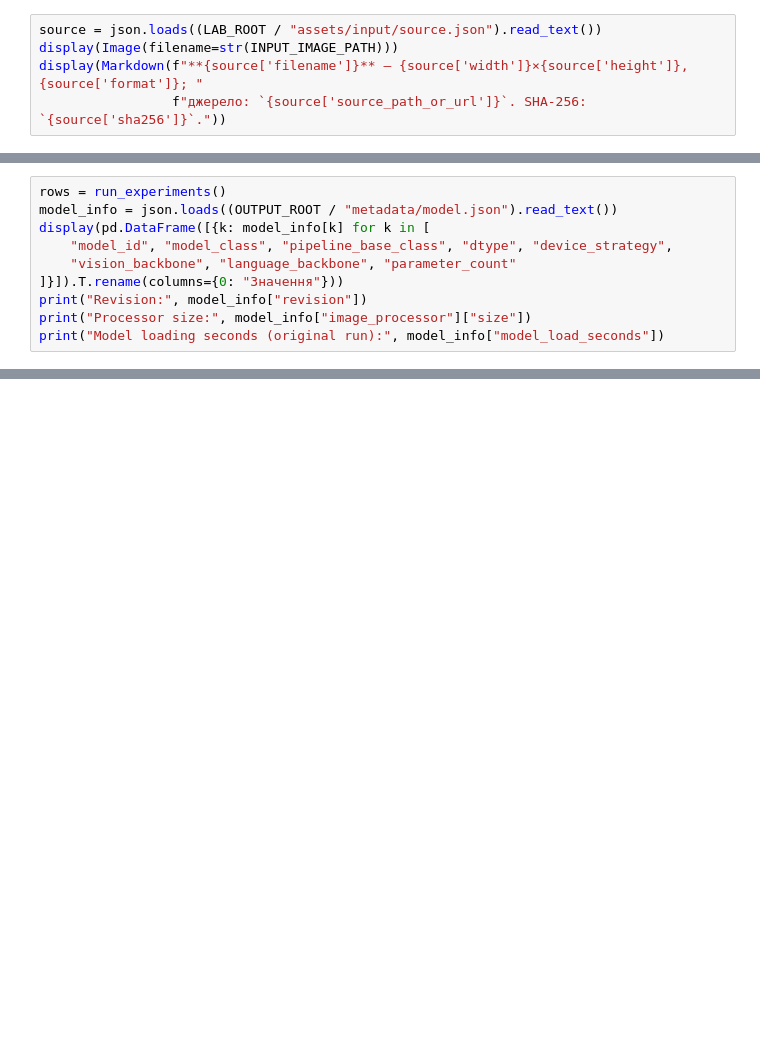
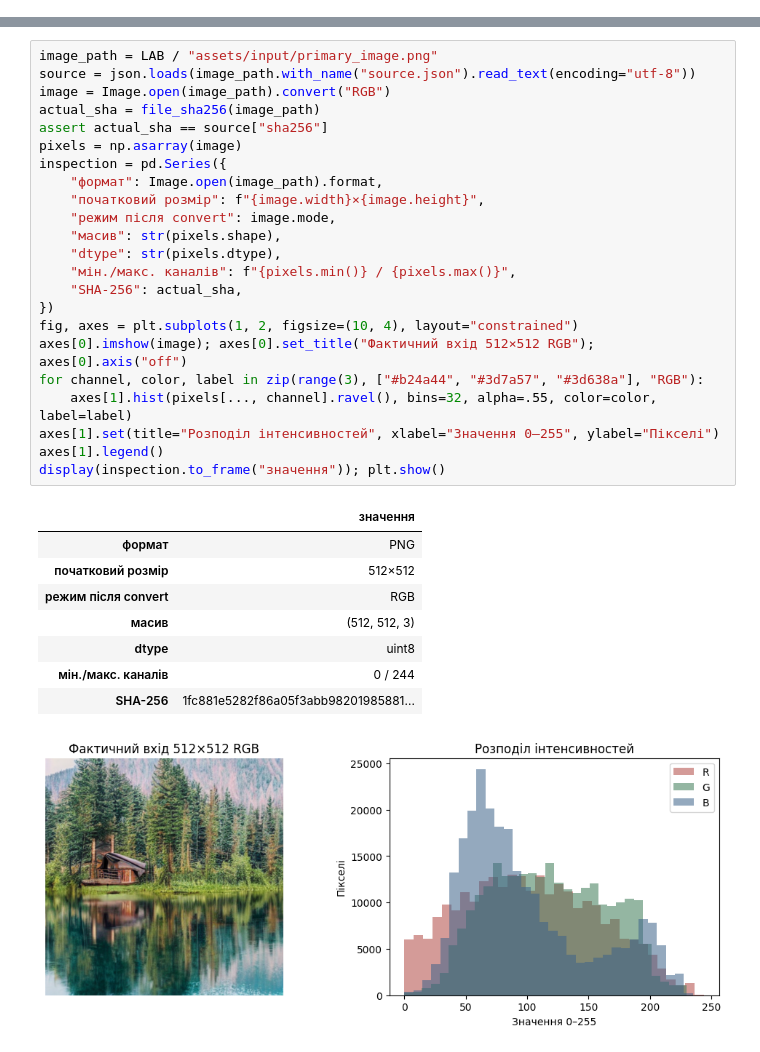
Before and after one commit to Eclipse-XS/Neural-Network-Technologies-and-Systems, a Jupyter notebook: labs/lab05_multimodal/notebooks/01_llava_vqa.ipynb, the cells around one changed output, grey strips where cells are left out. Drawn from its saved outputs; the diff is of its cells as text; blank space fills up the shorter version.

```diff
--- a/labs/lab05_multimodal/notebooks/01_llava_vqa.ipynb
+++ b/labs/lab05_multimodal/notebooks/01_llava_vqa.ipynb
@@ -67,5 +0,0 @@ Ground truth отримано з візуального огляду. Prompt Lab
-# %%
-source = json.loads((LAB_ROOT / "assets/input/source.json").read_text())
-display(Image(filename=str(INPUT_IMAGE_PATH)))
-display(Markdown(f"**{source['filename']}** — {source['width']}×{source['height']}, {source['format']}; "
-                 f"джерело: `{source['source_path_or_url']}`. SHA-256: `{source['sha256']}`."))
@@ -79,10 +0,0 @@ display(Markdown(f"**{source['filename']}** — {source['width']}×{source['heig
-# %%
-rows = run_experiments()
-model_info = json.loads((OUTPUT_ROOT / "metadata/model.json").read_text())
-display(pd.DataFrame([{k: model_info[k] for k in [
-    "model_id", "model_class", "pipeline_base_class", "dtype", "device_strategy",
-    "vision_backbone", "language_backbone", "parameter_count"
-]}]).T.rename(columns={0: "Значення"}))
-print("Revision:", model_info["revision"])
-print("Processor size:", model_info["image_processor"]["size"])
-print("Model loading seconds (original run):", model_info["model_load_seconds"])
@@ -275,0 +71,33 @@ LLaVA розпізнає головний зміст цього зображен
+# %%
+image_path = LAB / "assets/input/primary_image.png"
+source = json.loads(image_path.with_name("source.json").read_text(encoding="utf-8"))
+image = Image.open(image_path).convert("RGB")
+actual_sha = file_sha256(image_path)
+assert actual_sha == source["sha256"]
+pixels = np.asarray(image)
+inspection = pd.Series({
+    "формат": Image.open(image_path).format,
+    "початковий розмір": f"{image.width}×{image.height}",
+    "режим після convert": image.mode,
+    "масив": str(pixels.shape),
+    "dtype": str(pixels.dtype),
+    "мін./макс. каналів": f"{pixels.min()} / {pixels.max()}",
+    "SHA-256": actual_sha,
+})
+fig, axes = plt.subplots(1, 2, figsize=(10, 4), layout="constrained")
+axes[0].imshow(image); axes[0].set_title("Фактичний вхід 512×512 RGB"); axes[0].axis("off")
+for channel, color, label in zip(range(3), ["#b24a44", "#3d7a57", "#3d638a"], "RGB"):
+    axes[1].hist(pixels[..., channel].ravel(), bins=32, alpha=.55, color=color, label=label)
+axes[1].set(title="Розподіл інтенсивностей", xlabel="Значення 0–255", ylabel="Пікселі")
+axes[1].legend()
+display(inspection.to_frame("значення")); plt.show()
+# %% [output]
+|  | значення |
+| формат | PNG |
+| початковий розмір | 512×512 |
+| режим після convert | RGB |
+| масив | (512, 512, 3) |
+| dtype | uint8 |
+| мін./макс. каналів | 0 / 244 |
+| SHA-256 | 1fc881e5282f86a05f3abb98201985881... |
+[figure, added]
```
Also changed, not shown: parts of 59 cells of this notebook, 20 other files.
